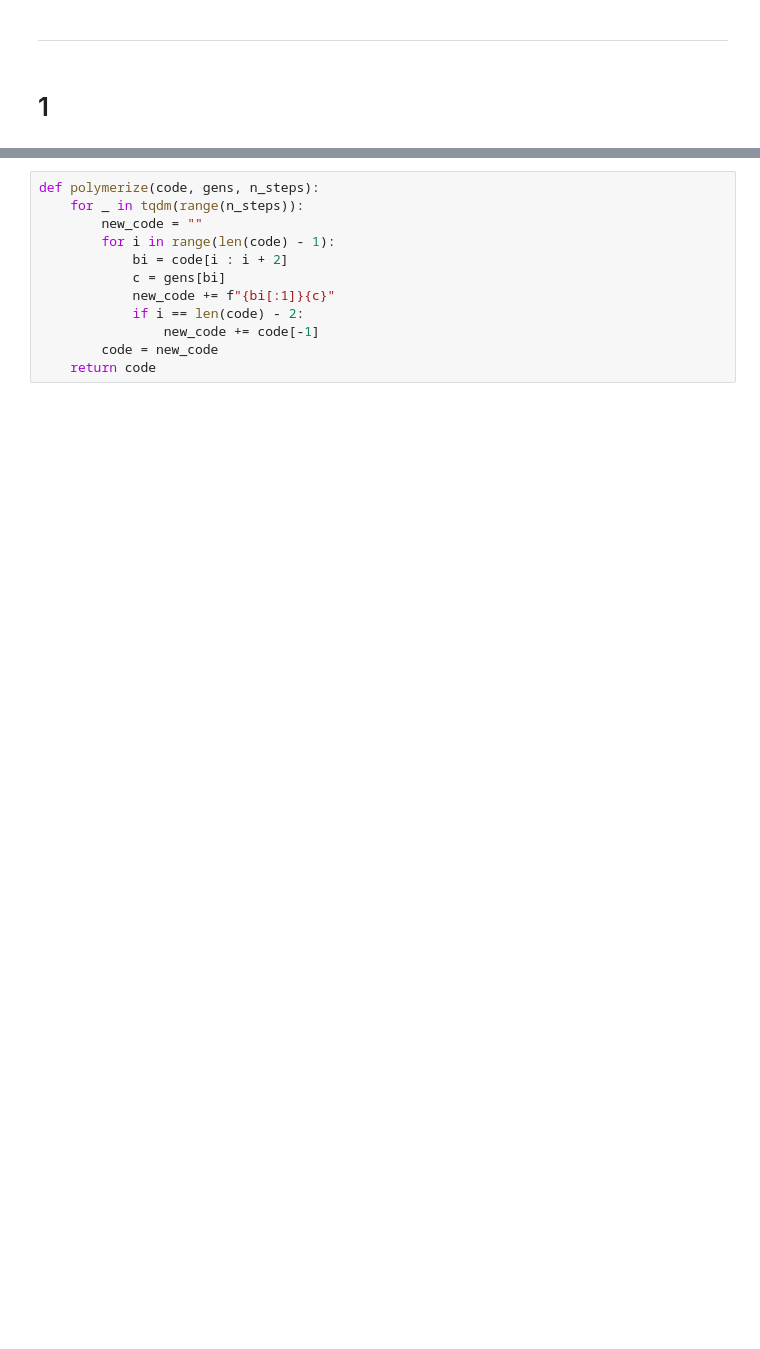
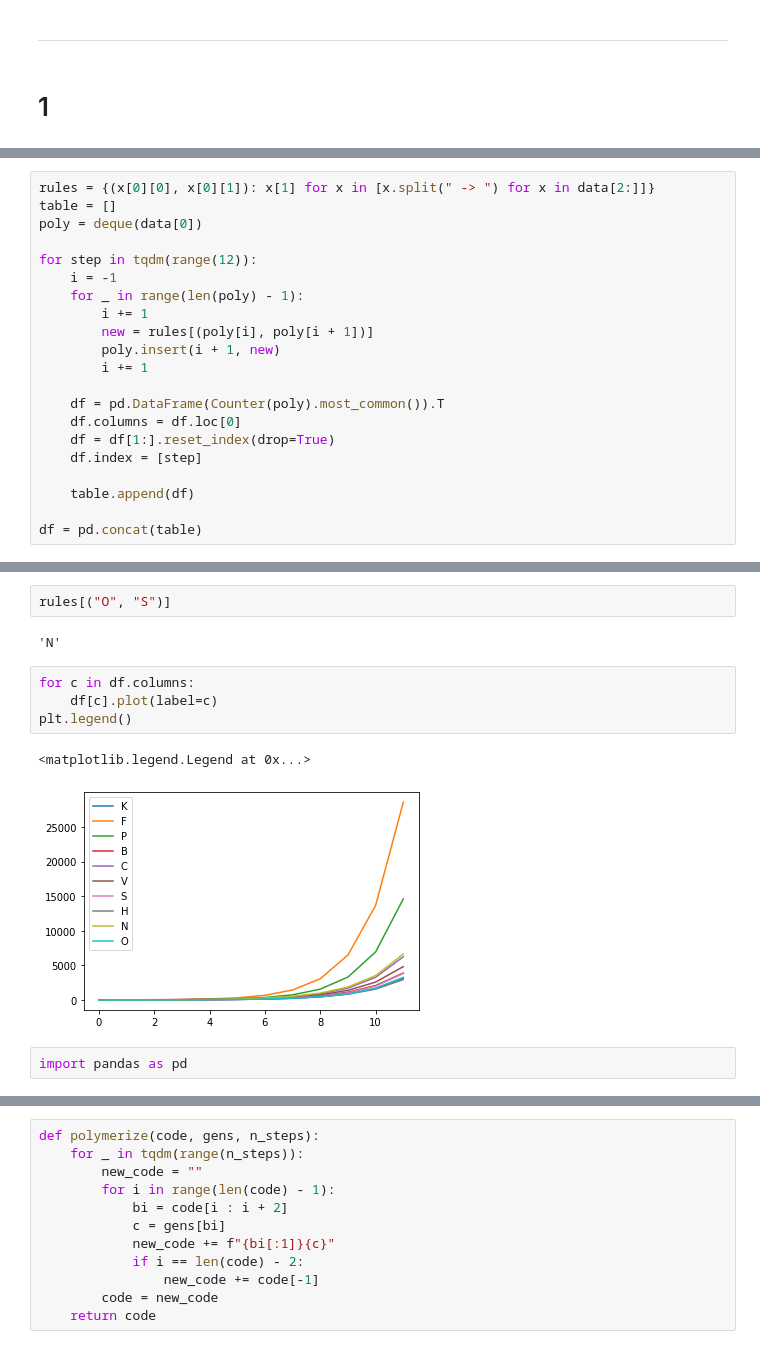
Before and after one commit to olferuk/advent-of-code, a Jupyter notebook: 2021/day_14.ipynb, the cells around one changed output, grey strips where cells are left out. Saved outputs shown, nothing was run; the diff lists cells and outputs as text; blank space fills up the shorter version.

```diff
--- a/2021/day_14.ipynb
+++ b/2021/day_14.ipynb
@@ -16,0 +84,21 @@ from tqdm import tqdm
+# %%
+rules = {(x[0][0], x[0][1]): x[1] for x in [x.split(" -> ") for x in data[2:]]}
+table = []
+poly = deque(data[0])
+
+for step in tqdm(range(12)):
+    i = -1
+    for _ in range(len(poly) - 1):
+        i += 1
+        new = rules[(poly[i], poly[i + 1])]
+        poly.insert(i + 1, new)
+        i += 1
+
+    df = pd.DataFrame(Counter(poly).most_common()).T
+    df.columns = df.loc[0]
+    df = df[1:].reset_index(drop=True)
+    df.index = [step]
+
+    table.append(df)
+
+df = pd.concat(table)
@@ -16,0 +241,13 @@ from tqdm import tqdm
+# %%
+rules[("O", "S")]
+# %% [output]
+'N'
+# %%
+for c in df.columns:
+    df[c].plot(label=c)
+plt.legend()
+# %% [output]
+<matplotlib.legend.Legend at 0x...>
+[figure, added]
+# %%
+import pandas as pd
```
Also changed, not shown: parts of 35 cells of this notebook, 9 other files.
